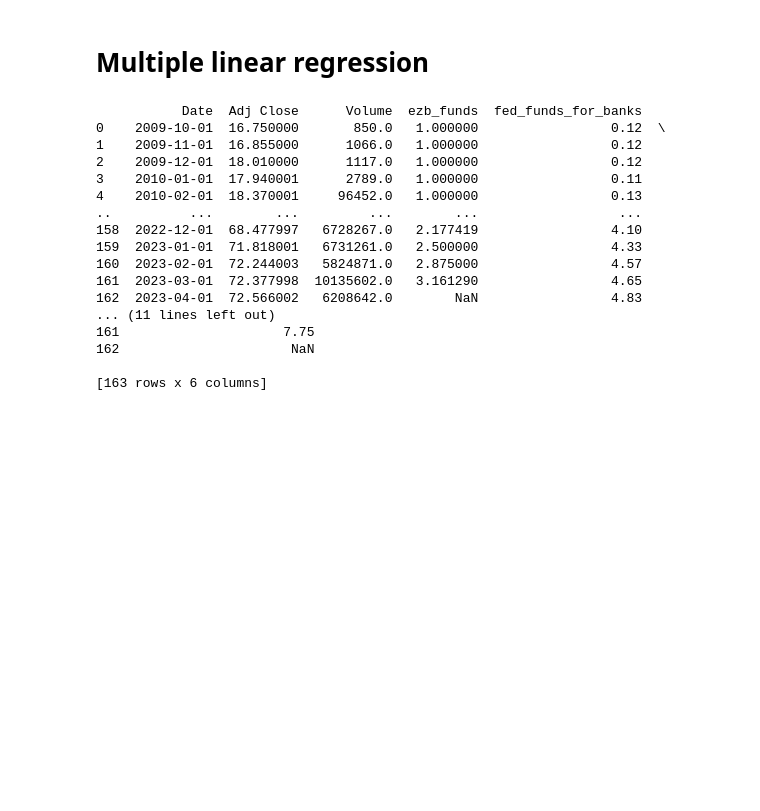
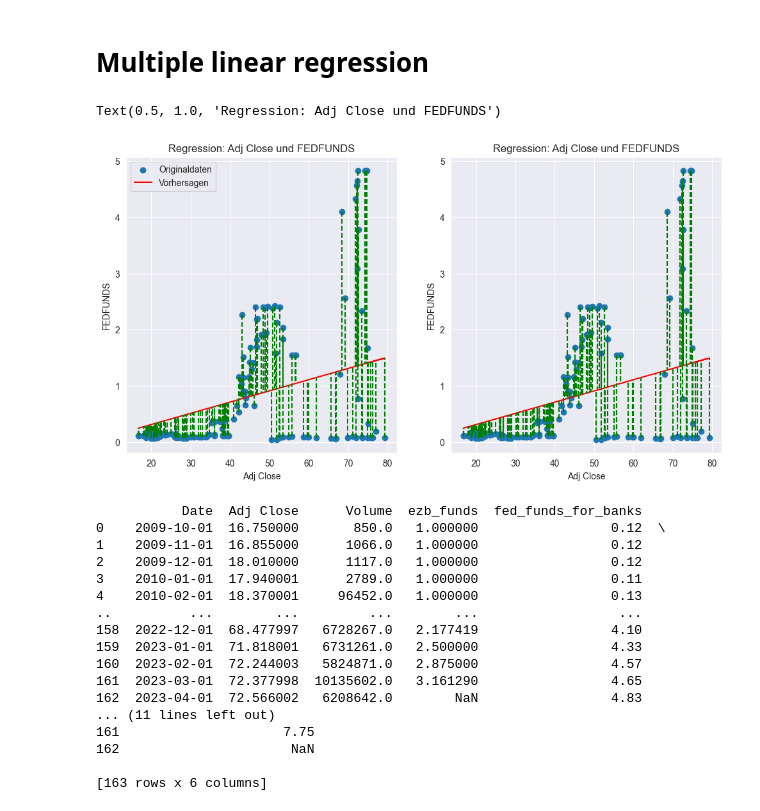
Before and after one commit to FalcarDE/ss_2032_stonks_data_science, a Jupyter notebook: Chapter 4 - Regression and Prediction.ipynb, the cells around one changed output. Saved outputs shown, nothing was run; the diff lists cells and outputs as text; code cells hidden in the pictures; blank space fills up the shorter version.

Commit message:
Adding graph on Multiple linear regression

```diff
--- a/Chapter 4 - Regression and Prediction.ipynb
+++ b/Chapter 4 - Regression and Prediction.ipynb
@@ -124,6 +124,69 @@ Coefficient Exposure: 0.029
 [figure]
 # %% [markdown]
 # Multiple linear regression
+# %%
+# TODO: Überarbeitung notwendig, kein Unterschied zwischen Gewichtung und keine Gewichtung
+etf_monthly = pd.read_csv('data/iShares Core MSCI World UCITS ETF USD (Acc)_Monthly.csv')
+fed_funds = pd.read_csv('data/Leitzins_USA_FED_Banken.csv')
+
+etf_filtered = etf_monthly.loc[(etf_monthly['Date'] >= '2009-10-01') & (etf_monthly['Date'] <= '2023-06-01'), ['Adj Close', 'Volume']]
+fed_funds_filtered = fed_funds.loc[(fed_funds['DATE'] >= '2009-10-01') & (fed_funds['DATE'] <= '2023-06-01'), ['FEDFUNDS']]
+
+# Daten zusammenführen und fehlende Werte interpolieren
+etf_fed_funds_combined_data = pd.concat([etf_filtered.reset_index(drop=True), fed_funds_filtered.reset_index(drop=True)], axis=1)
+etf_fed_funds_combined_data.interpolate(inplace=True)
+
+
+#------------------------------------------------------------------------------------
+
+# Gewichtung basierend auf dem Volumen
+weights = etf_fed_funds_combined_data['Volume']
+
+# Lineare Regression mit gewichteten Daten durchführen
+model = LinearRegression()
+model.fit(etf_fed_funds_combined_data['Adj Close'].values.reshape(-1, 1), etf_fed_funds_combined_data['FEDFUNDS'].values.reshape(-1, 1), sample_weight=weights)
+
+# Vorhersagen und Residuen berechnen
+fitted = model.predict(etf_fed_funds_combined_data['Adj Close'].values.reshape(-1, 1))
+residuals = etf_fed_funds_combined_data['FEDFUNDS'] - fitted.flatten()
+
+# Figure und Subplots erstellen
+fig, (ax1, ax2) = plt.subplots(1, 2, figsize=(12, 6))
+
+# Scatterplot und Linienplot der Regression
+ax1.scatter(etf_fed_funds_combined_data['Adj Close'], etf_fed_funds_combined_data['FEDFUNDS'], label='Originaldaten')
+ax1.plot(etf_fed_funds_combined_data['Adj Close'], fitted, color='red', label='Vorhersagen')
+
+
+#------------------------------------------------------------------------------------
+# Residuenlinien zeichnen
+for x, y_actual, y_fitted in zip(etf_fed_funds_combined_data['Adj Close'], etf_fed_funds_combined_data['FEDFUNDS'], fitted):
+    ax1.plot([x, x], [y_actual, y_fitted], '--', color='green')
+
+for x, y_actual, y_fitted in zip(etf_fed_funds_combined_data['Adj Close'], etf_fed_funds_combined_data['FEDFUNDS'], fitted):
+    ax2.plot([x, x], [y_actual, y_fitted], '--', color='green')
+
+ax1.set_xlabel('Adj Close')
+ax1.set_ylabel('FEDFUNDS')
+ax1.set_title('Regression: Adj Close und FEDFUNDS')
+ax1.legend()
+
+#------------------------------------------------------------------------------------
+
+# Scatterplot und Linienplot der gewichteten Regression
+ax2.scatter(etf_fed_funds_combined_data['Adj Close'], etf_fed_funds_combined_data['FEDFUNDS'], label='Originaldaten')
+ax2.plot(etf_fed_funds_combined_data['Adj Close'], fitted, color='red', label='Vorhersagen (gewichtet)')
+
+# Residuenlinien zeichnen
+for x, y_actual, y_fitted in zip(etf_fed_funds_combined_data['Adj Close'], etf_fed_funds_combined_data['FEDFUNDS'], fitted.flatten()):
+    ax2.plot([x, x], [y_actual, y_fitted], '--', color='green')
+
+ax2.set_xlabel('Adj Close')
+ax2.set_ylabel('FEDFUNDS')
+ax2.set_title('Regression: Adj Close und FEDFUNDS mit Gewichtung')
+# %% [output]
+Text(0.5, 1.0, 'Regression: Adj Close und FEDFUNDS')
+[figure, added]
 # %%
 # Daten aus der CSV-Datei laden
 leitzins_df = pd.read_csv('data/leitzins Europa.csv')
```
Also changed, not shown: 3 other files.
